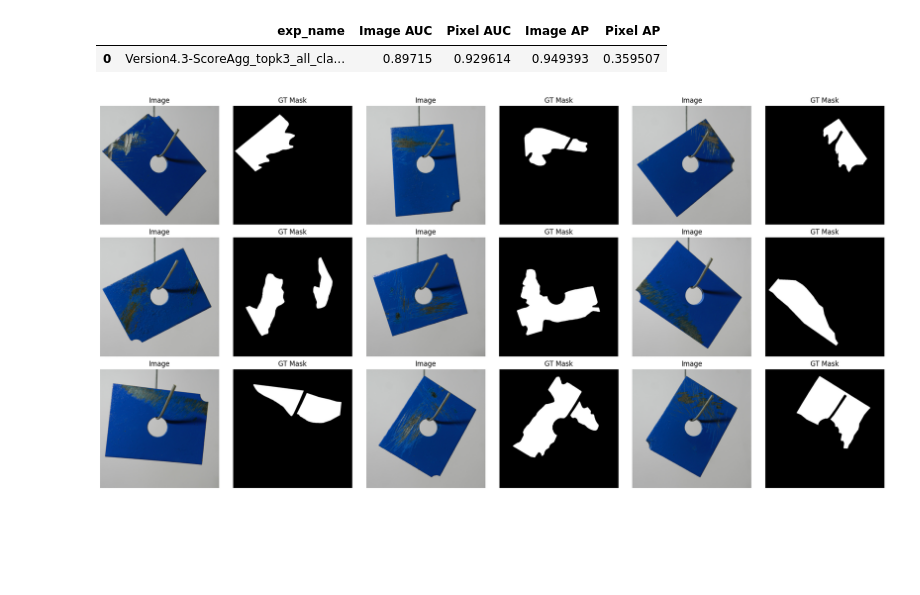
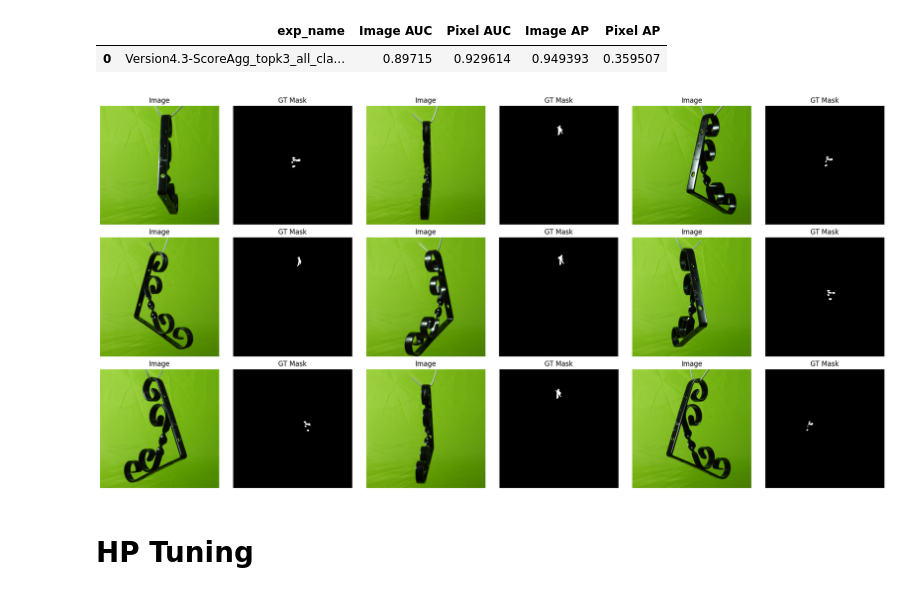
Before and after one commit to crimama/moleflow, a Jupyter notebook: notebook/result_analysis.ipynb, the cells around one changed output. Drawn from its saved outputs; the diff is of its cells as text; code cells hidden in the pictures; blank space fills up the shorter version.

```diff
--- a/notebook/result_analysis.ipynb
+++ b/notebook/result_analysis.ipynb
@@ -261,38 +195,73 @@ df_exp_mean
 # %% [output]
 |  | exp_name | Image AUC | Pixel AUC | Image AP | Pixel AP |
 | 0 | Version4.3-ScoreAgg_topk3_all_cla... | 0.89715 | 0.929614 | 0.949393 | 0.359507 |
+# %%
+import os
+import cv2
+import numpy as np
+import matplotlib.pyplot as plt
+import seaborn as sns
+from glob import glob
+import json
+
+
+img_paths = glob('/Data/mpdd/metal_plate/test/scratches/*.png')[:9]
+mask_paths = [p.replace('/test/', '/ground_truth/').replace('.png', '_mask.png') for p in img_paths]
+
+fig, axes = plt.subplots(3, 6, figsize=(20, 10))
+
+for i, (img_p, mask_p) in enumerate(zip(img_paths, mask_paths)):
+    # 원본 이미지
+    img = cv2.imread(img_p)[:,:,::-1]
+    axes[i//3, (i%3)*2].imshow(img)
+    axes[i//3, (i%3)*2].set_title('Image')
+    axes[i//3, (i%3)*2].axis('off')
+    # 마스크(Ground Truth)
+    if os.path.exists(mask_p):
+        mask = cv2.imread(mask_p, 0)
+        axes[i//3, (i%3)*2+1].imshow(mask, cmap='gray')
+        axes[i//3, (i%3)*2+1].set_title('GT Mask')
+    else:
+        axes[i//3, (i%3)*2+1].imshow(np.zeros_like(img[:,:,0]), cmap='gray')
+        axes[i//3, (i%3)*2+1].set_title('GT Mask (not found)')
+    axes[i//3, (i%3)*2+1].axis('off')
+
+plt.tight_layout()
+plt.show()
 # %%
 import os
 import cv2
 import numpy as np
 import matplotlib.pyplot as plt
 import seaborn as sns
 from glob import glob
 import json
 
 
-img_paths = glob('/Data/mpdd/metal_plate/test/scratches/*.png')[:9]
+img_paths = glob('/Data/mpdd/bracket_black/test/scratches/*.png')[:9]
 mask_paths = [p.replace('/test/', '/ground_truth/').replace('.png', '_mask.png') for p in img_paths]
 
 fig, axes = plt.subplots(3, 6, figsize=(20, 10))
 
 for i, (img_p, mask_p) in enumerate(zip(img_paths, mask_paths)):
     # 원본 이미지
     img = cv2.imread(img_p)[:,:,::-1]
     axes[i//3, (i%3)*2].imshow(img)
     axes[i//3, (i%3)*2].set_title('Image')
     axes[i//3, (i%3)*2].axis('off')
     # 마스크(Ground Truth)
     if os.path.exists(mask_p):
         mask = cv2.imread(mask_p, 0)
         axes[i//3, (i%3)*2+1].imshow(mask, cmap='gray')
         axes[i//3, (i%3)*2+1].set_title('GT Mask')
     else:
         axes[i//3, (i%3)*2+1].imshow(np.zeros_like(img[:,:,0]), cmap='gray')
         axes[i//3, (i%3)*2+1].set_title('GT Mask (not found)')
     axes[i//3, (i%3)*2+1].axis('off')
 
 plt.tight_layout()
 plt.show()
 # %% [output]
-[figure, old version]
+[figure, new version]
+# %% [markdown]
+# HP Tuning
```
Also changed, not shown: parts of 7 cells of this notebook, 13 other files.
